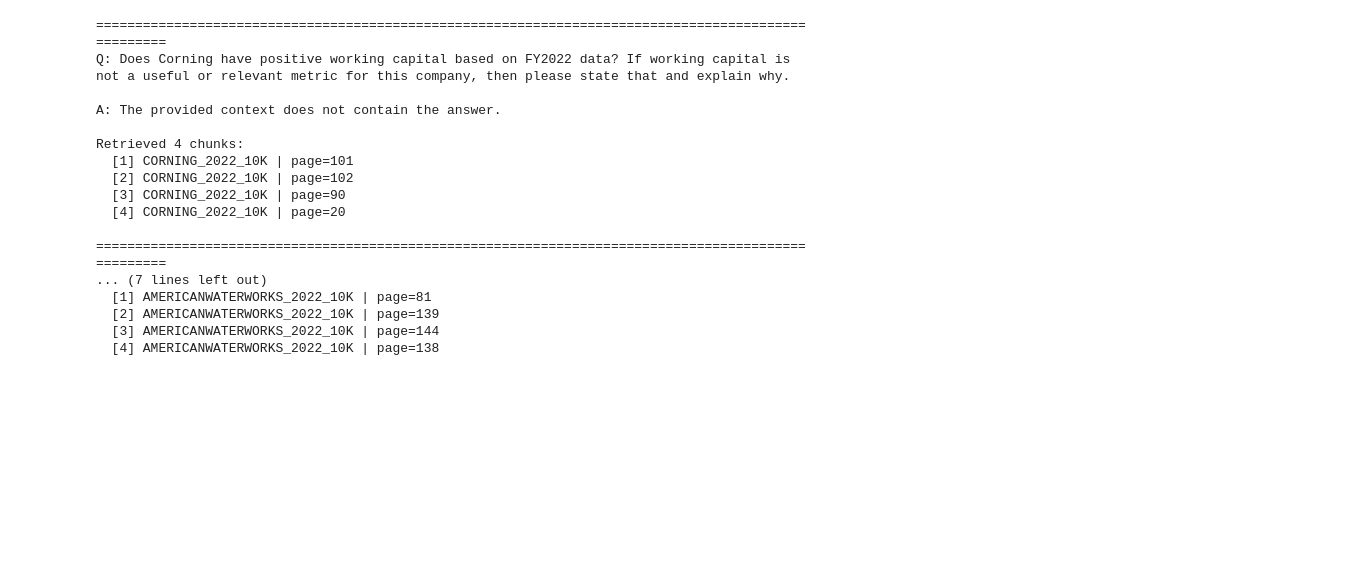
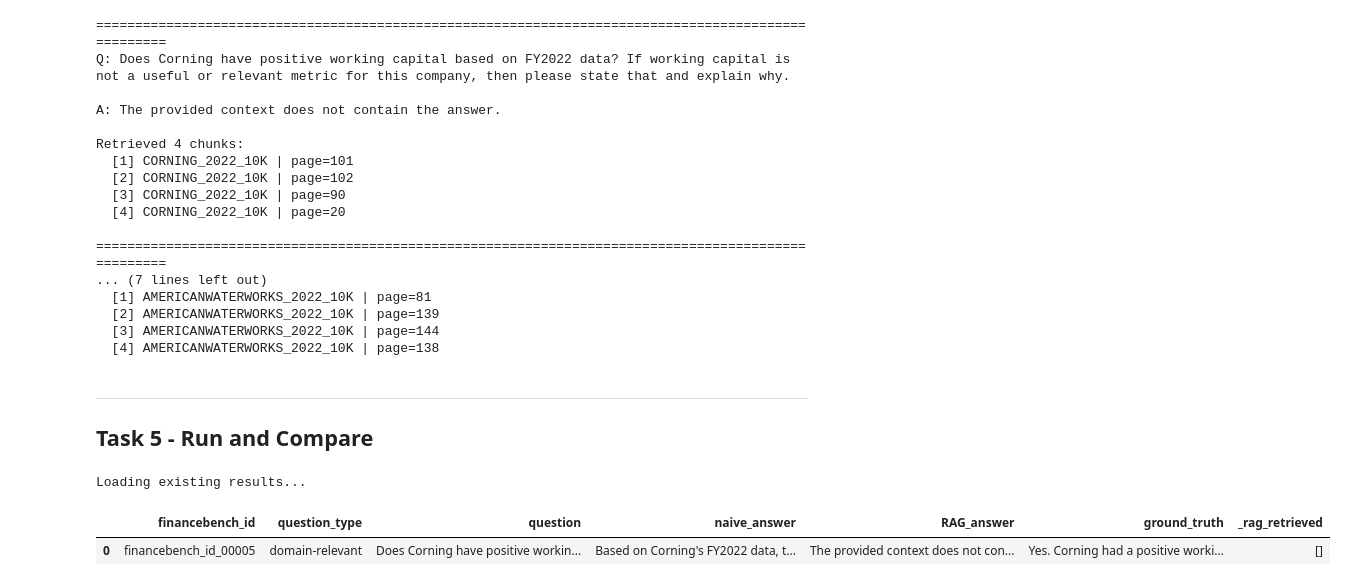
Before and after one commit to Nesher123/AI-Performance-Engineering-Course, a Jupyter notebook: module_1-from_ai_model_to_ai_product/assignment_2-RAG/rag_solution.ipynb, the cells around one changed output. Saved outputs shown, nothing was run; the diff lists cells and outputs as text; code cells hidden in the pictures; blank space fills up the shorter version.

Commit message:
task 5

```diff
--- a/module_1-from_ai_model_to_ai_product/assignment_2-RAG/rag_solution_ofir_nesher.ipynb
+++ b/module_1-from_ai_model_to_ai_product/assignment_2-RAG/rag_solution.ipynb
@@ -317,7 +328,7 @@ def check_retrieval(
 # Task 3 retrieval check on 3 sample questions
 retrieval_check = []
 
-for _, row in filtered_df.head(3).iterrows():
+for _, row in df.head(3).iterrows():
     retrieval_check_row = check_retrieval(row, vectorstore)
     retrieval_check.append(retrieval_check_row)
 
@@ -354,9 +365,6 @@ Top-k retrieved chunks:
 ---
 ## Task 4 - Building a RAG Pipeline
 # %%
-from typing import List, Dict
-
-
 def retrieve(query: str, k: int = 4) -> List[Dict]:
     """Embed `query` and return top-k chunks from the FAISS vector store,
     each as a flat dict with its text + key metadata (doc_name, page_number)."""
@@ -374,10 +382,11 @@ def retrieve(query: str, k: int = 4) -> List[Dict]:
 
 
 # quick smoke test
-sample_query = filtered_df.iloc[0]["question"]
+sample_query = df.iloc[0]["question"]
 sample_chunks = retrieve(sample_query, k=4)
 
 print(f"Q: {sample_query}\n")
+
 for i, c in enumerate(sample_chunks, 1):
     print(f"[{i}] {c['doc_name']} | page={c['page_number']}")
     print(f"    {c['text'][:160].replace(chr(10), ' ')}...\n")
@@ -425,7 +434,7 @@ def build_user_prompt(query: str, chunks: List[Dict]) -> str:
             parts.append(f"{header}\n{c['text']}")
         context_block = "\n\n".join(parts)
 
-    return f"CONTEXT:\n{context_block}\n\nQUESTION: {query}\nANSWER:"
+    return f"CONTEXT:\n{context_block}\n\nQUESTION: {query}\n\nANSWER:"
 
 
 # inspect the prompt on our sample query
@@ -486,7 +495,7 @@ def answer_with_rag(query: str, k: int = 4) -> dict:
 
 
 # sanity test on a couple of questions from our filtered set
-for _, row in filtered_df.head(2).iterrows():
+for _, row in df.head(2).iterrows():
     q = row["question"]
     result = answer_with_rag(q, k=4)
     print("=" * 100)
@@ -514,3 +523,52 @@ Retrieved 4 chunks:
   [2] AMERICANWATERWORKS_2022_10K | page=139
   [3] AMERICANWATERWORKS_2022_10K | page=144
   [4] AMERICANWATERWORKS_2022_10K | page=138
+# %% [markdown]
+---
+## Task 5 - Run and Compare
+# %%
+# Run the same 10 questions from Task 1 through the RAG pipeline,
+# and save a side-by-side comparison to xlsx.
+
+TASK_5_FILENAME = "assignment2_run_and_compare.xlsx"
+TASK_5_COLUMNS = [
+    "financebench_id",
+    "question_type",
+    "question",
+    "naive_answer",
+    "RAG_answer",
+    "ground_truth",
+]
+
+if os.path.exists(TASK_5_FILENAME):
+    print("Loading existing results...")
+    compare_df = pd.read_excel(TASK_5_FILENAME)
+    # rebuild the retrieved chunks separately from the cached xlsx (not persisted)
+    compare_df["_rag_retrieved"] = [[] for _ in range(len(compare_df))]
+else:
+    rows = []
+    for _, row in answers_df.iterrows():
+        result = answer_with_rag(row["question"], k=4)
+        rows.append(
+            {
+                "financebench_id": row["financebench_id"],
+                "question_type": row["question_type"],
+                "question": row["question"],
+                "naive_answer": row["naive_answer"],
+                "RAG_answer": result["answer"],
+                "ground_truth": row["ground_truth"],
+                "_rag_retrieved": result["retrieved_chunks"],
+            }
+        )
+        time.sleep(1.5)  # rate limiting
+
+    compare_df = pd.DataFrame(rows)
+    # persist only the required columns
+    compare_df[TASK_5_COLUMNS].to_excel(TASK_5_FILENAME, index=False)
+    print(f"Saved {TASK_5_FILENAME}")
+
+compare_df.head(1)
+# %% [output]
+Loading existing results...
+|  | financebench_id | question_type | question | naive_answer | RAG_answer | ground_truth | _rag_retrieved |
+| 0 | financebench_id_00005 | domain-relevant | Does Corning have positive workin... | Based on Corning's FY2022 data, t... | The provided context does not con... | Yes. Corning had a positive worki... | [] |
```
Also changed, not shown: parts of 12 cells of this notebook, 3 other files.
